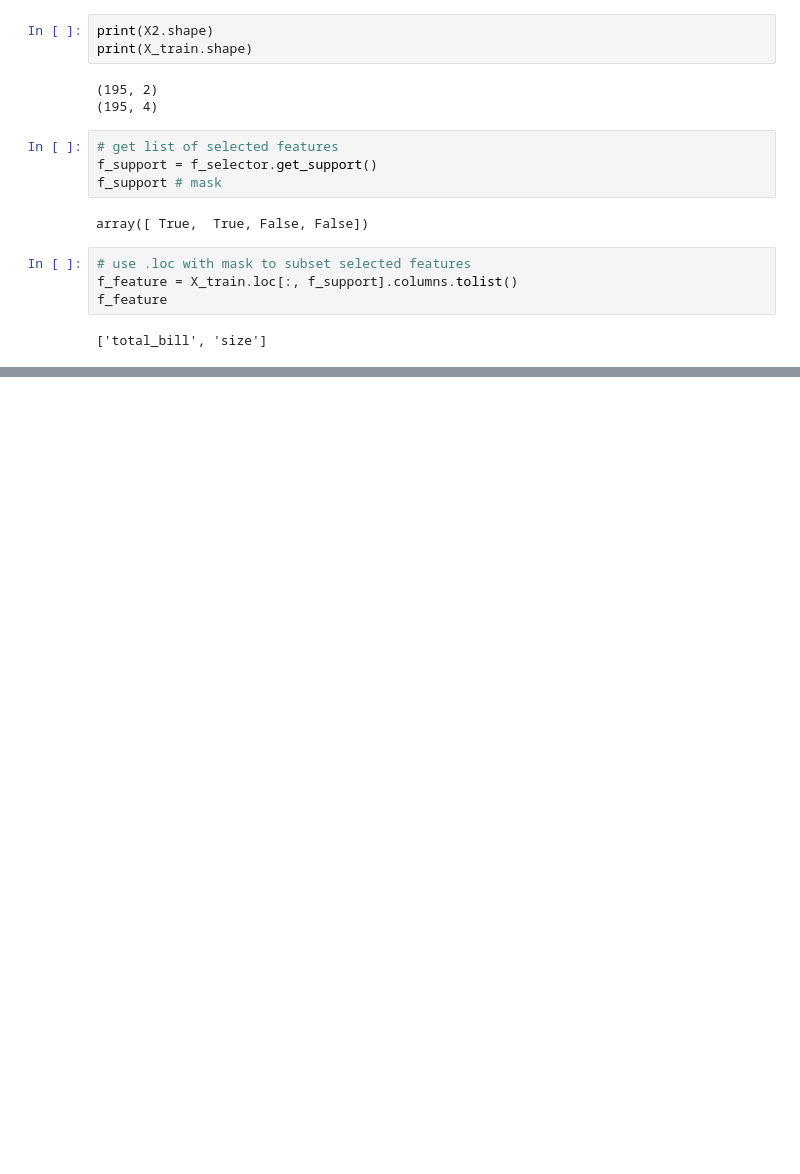
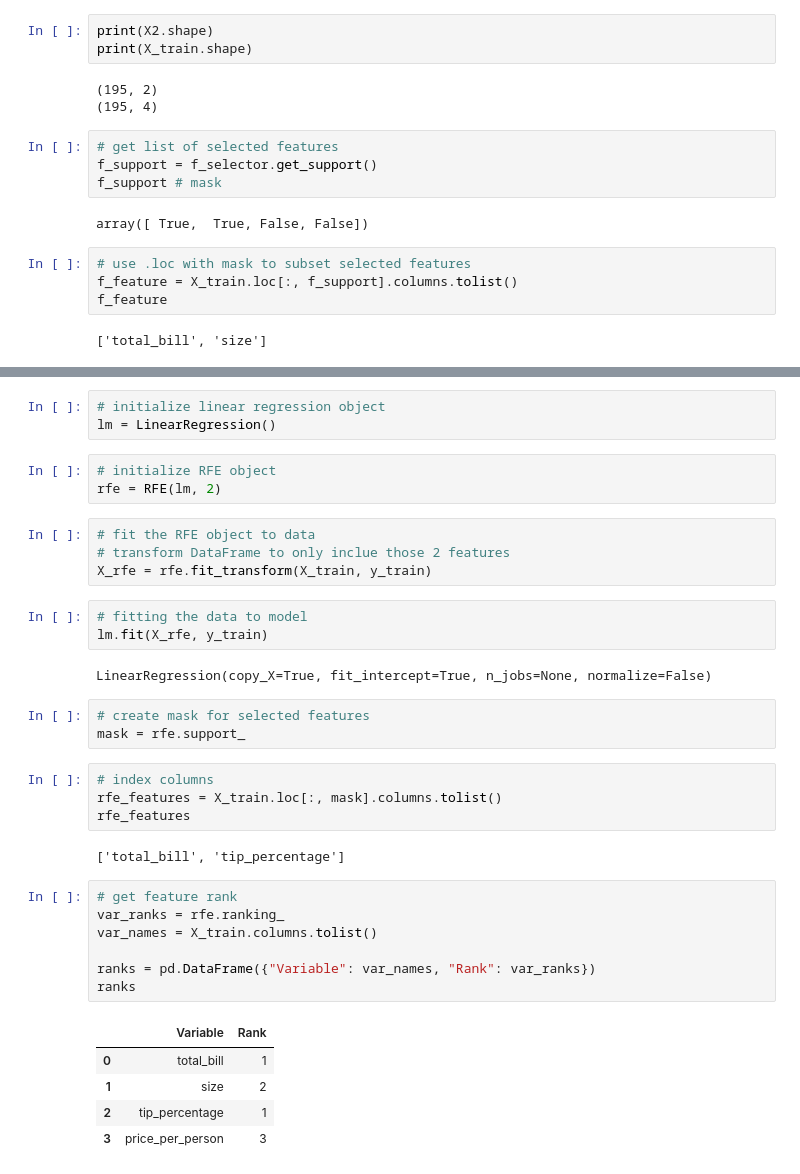
Before and after one commit to aleclhartman/ds-methodologies-exercises, a Jupyter notebook: regression/feature_engineering.ipynb, the cells around one changed output, grey strips where cells are left out. Saved outputs shown, nothing was run; the diff lists cells and outputs as text; blank space fills up the shorter version.

```diff
--- a/regression/feature_engineering.ipynb
+++ b/regression/feature_engineering.ipynb
@@ -223,0 +238,37 @@ f_feature
+# %%
+# initialize linear regression object
+lm = LinearRegression()
+# %%
+# initialize RFE object
+rfe = RFE(lm, 2)
+# %%
+# fit the RFE object to data
+# transform DataFrame to only inclue those 2 features
+X_rfe = rfe.fit_transform(X_train, y_train)
+# %%
+# fitting the data to model
+lm.fit(X_rfe, y_train)
+# %% [output]
+LinearRegression(copy_X=True, fit_intercept=True, n_jobs=None, normalize=False)
+# %%
+# create mask for selected features
+mask = rfe.support_
+# %%
+# index columns
+rfe_features = X_train.loc[:, mask].columns.tolist()
+rfe_features
+# %% [output]
+['total_bill', 'tip_percentage']
+# %%
+# get feature rank
+var_ranks = rfe.ranking_
+var_names = X_train.columns.tolist()
+
+ranks = pd.DataFrame({"Variable": var_names, "Rank": var_ranks})
+ranks
+# %% [output]
+|  | Variable | Rank |
+| 0 | total_bill | 1 |
+| 1 | size | 2 |
+| 2 | tip_percentage | 1 |
+| 3 | price_per_person | 3 |
```
Also changed, not shown: parts of 9 cells of this notebook.
